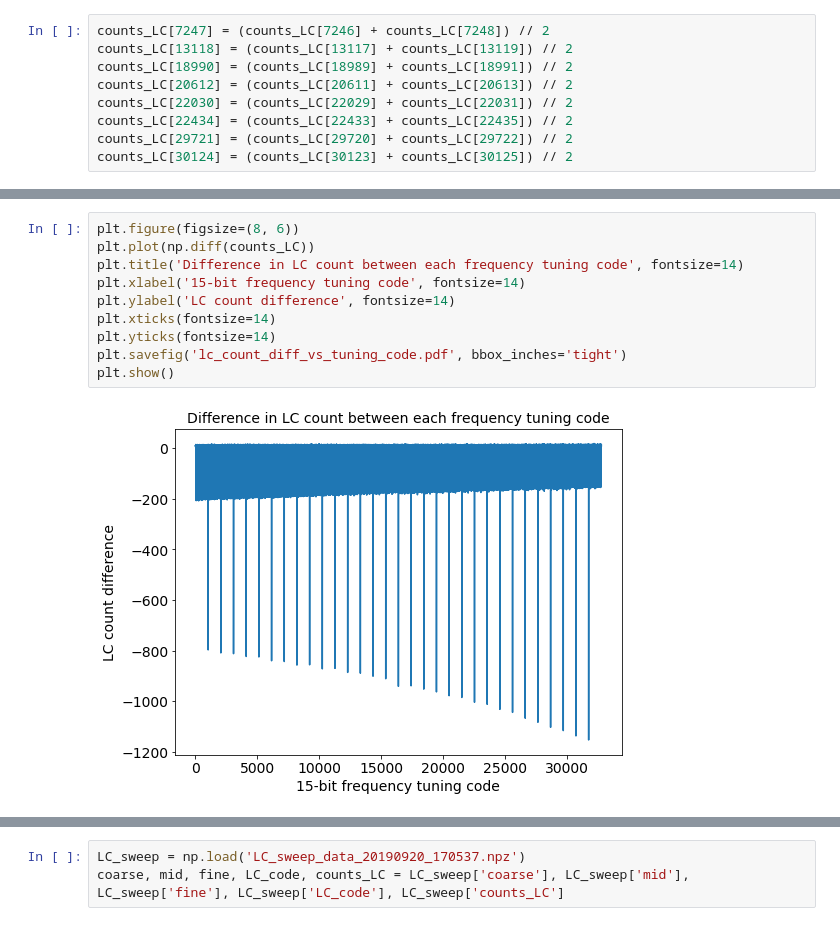
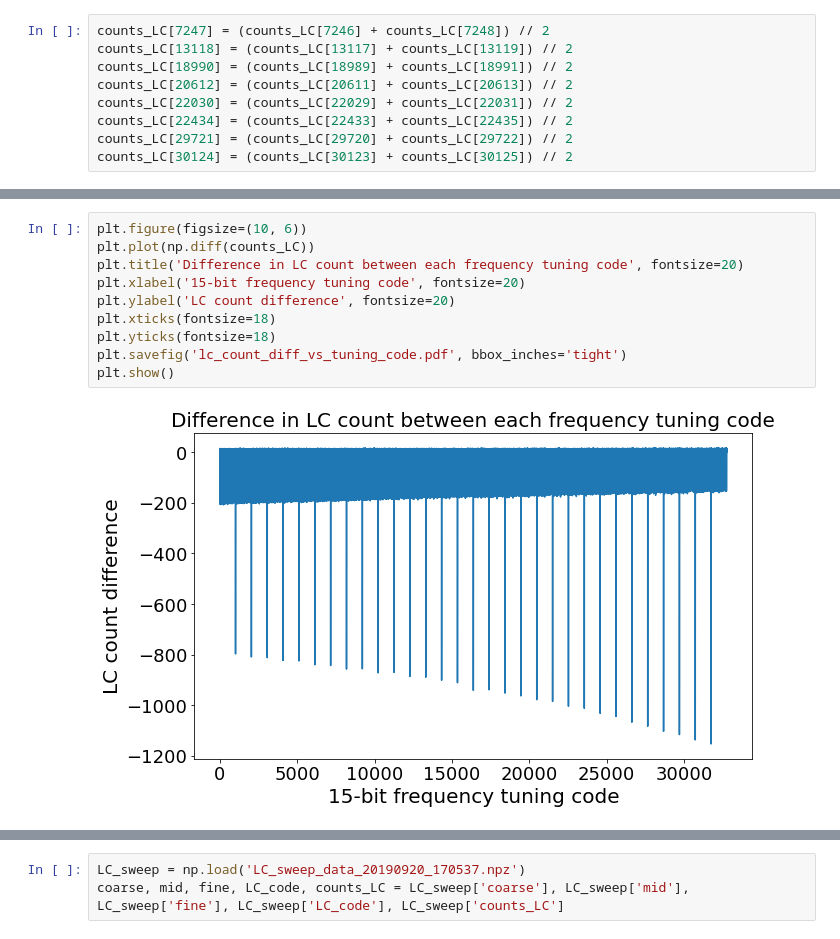
Before and after one commit to cwdao/scum-test-code, a Jupyter notebook: scum/LC_sweep/LC_sweep.ipynb, the cells around one changed output, grey strips where cells are left out. Cells and saved outputs as stored; diff of their text form.

```diff
--- a/scum/LC_sweep/LC_sweep.ipynb
+++ b/scum/LC_sweep/LC_sweep.ipynb
@@ -42,13 +42,13 @@ plt.show()
 # %%
-plt.figure(figsize=(8, 6))
+plt.figure(figsize=(10, 6))
 plt.plot(np.diff(counts_LC))
-plt.title('Difference in LC count between each frequency tuning code', fontsize=14)
-plt.xlabel('15-bit frequency tuning code', fontsize=14)
-plt.ylabel('LC count difference', fontsize=14)
-plt.xticks(fontsize=14)
-plt.yticks(fontsize=14)
+plt.title('Difference in LC count between each frequency tuning code', fontsize=20)
+plt.xlabel('15-bit frequency tuning code', fontsize=20)
+plt.ylabel('LC count difference', fontsize=20)
+plt.xticks(fontsize=18)
+plt.yticks(fontsize=18)
 plt.savefig('lc_count_diff_vs_tuning_code.pdf', bbox_inches='tight')
 plt.show()
 # %% [output]
-[figure, old version]
+[figure, new version]
 # %%
```
Also changed, not shown: parts of 11 cells of this notebook, 16 other files.
